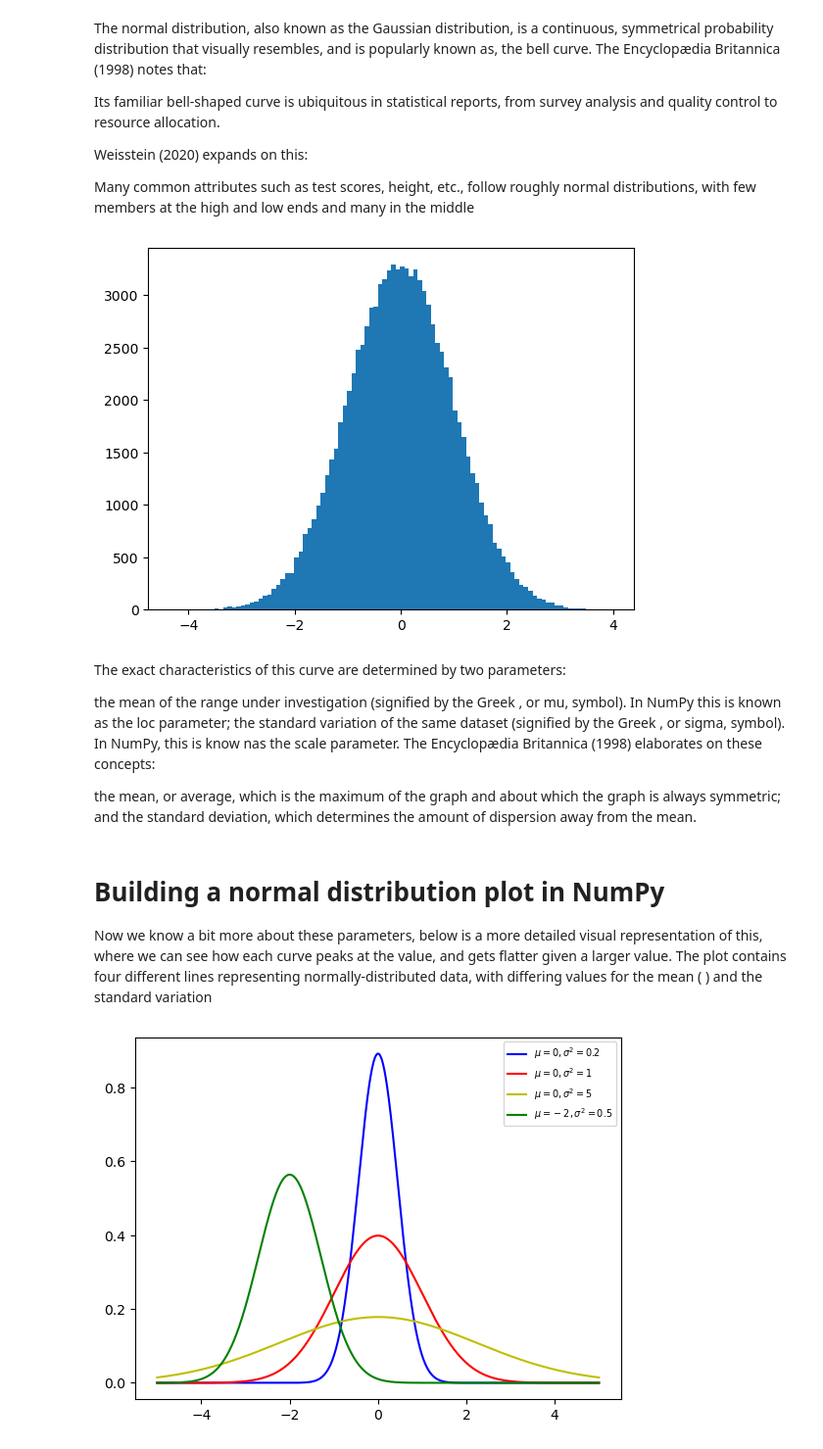
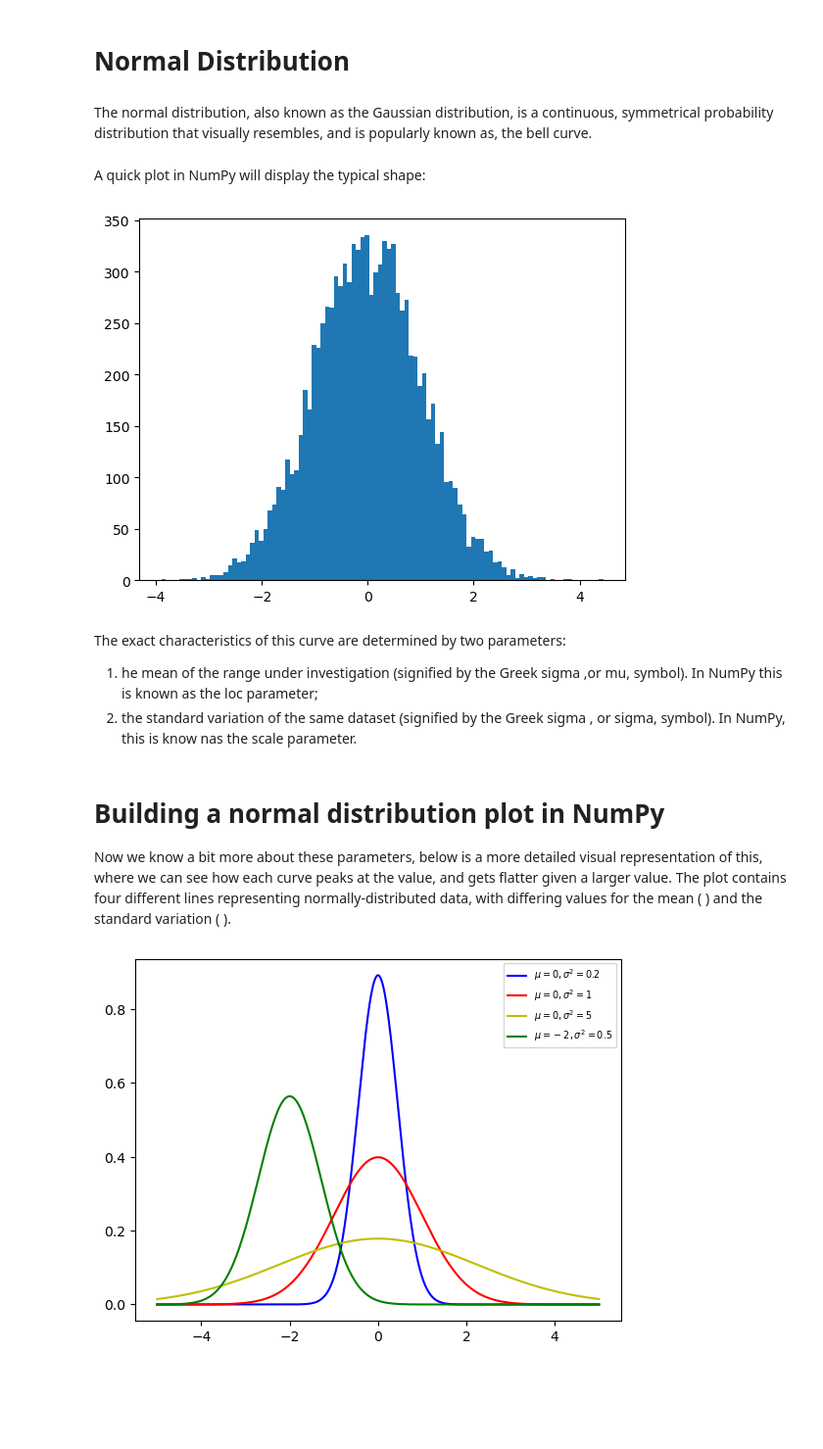
Before and after one commit to keithmmc/data_fundamentals, a Jupyter notebook: dist.ipynb, the cells around one changed output. Shown at 98% size. Drawn from its saved outputs; the diff is of its cells as text; code cells hidden in the pictures; blank space fills up the shorter version.

```diff
--- a/dist.ipynb
+++ b/dist.ipynb
@@ -1,39 +1,33 @@
+# %% [markdown]
+# Normal Distribution
 # %%
 import math
 import matplotlib.pyplot as plt
 import numpy as np
 import scipy.stats as ss
 # %% [markdown]
-The normal distribution, also known as the Gaussian distribution, is a continuous, symmetrical probability distribution that visually resembles, and is popularly known as, the bell curve. The Encyclopædia Britannica (1998) notes that:
-
-Its familiar bell-shaped curve is ubiquitous in statistical reports, from survey analysis and quality control to resource allocation.
-
-Weisstein (2020) expands on this:
-
-Many common attributes such as test scores, height, etc., follow roughly normal distributions, with few members at the high and low ends and many in the middle
+The normal distribution, also known as the Gaussian distribution, is a continuous, symmetrical probability distribution that visually resembles, and is popularly known as, the bell curve.
+# %% [markdown]
+A quick plot in NumPy will display the typical shape:
 # %%
-nor = np.random.normal(loc=0, scale=1, size=100000)
-
-# plot the dataset, segmenting all data points into 100 bins
+nor = np.random.normal(loc=0, scale=1, size=10000)
 plt.hist(nor, bins=100)
 plt.show()
 # %% [output]
-[figure, old version]
+[figure, new version]
 # %% [markdown]
 The exact characteristics of this curve are determined by two parameters:
 
-the mean of the range under investigation (signified by the Greek
-, or mu, symbol). In NumPy this is known as the loc parameter;
-the standard variation of the same dataset (signified by the Greek
+1. he mean of the range under investigation (signified by the Greek
+sigma ,or mu, symbol). In NumPy this is known as the loc parameter;
+2. the standard variation of the same dataset (signified by the Greek sigma
 , or sigma, symbol). In NumPy, this is know nas the scale parameter.
-The Encyclopædia Britannica (1998) elaborates on these concepts:
-
-the mean, or average, which is the maximum of the graph and about which the graph is always symmetric; and the standard deviation, which determines the amount of dispersion away from the mean.
 # %% [markdown]
 # Building a normal distribution plot in NumPy
 Now we know a bit more about these parameters, below is a more detailed visual representation of this, where we can see how each curve peaks at the
  value, and gets flatter given a larger
  value. The plot contains four different lines representing normally-distributed data, with differing values for the mean (
-) and the standard variation
+) and the standard variation (
+).
 # %%
 x = np.linspace(-5.0, 5.0, 1000)
```
Also changed, not shown: parts of 42 cells of this notebook.
